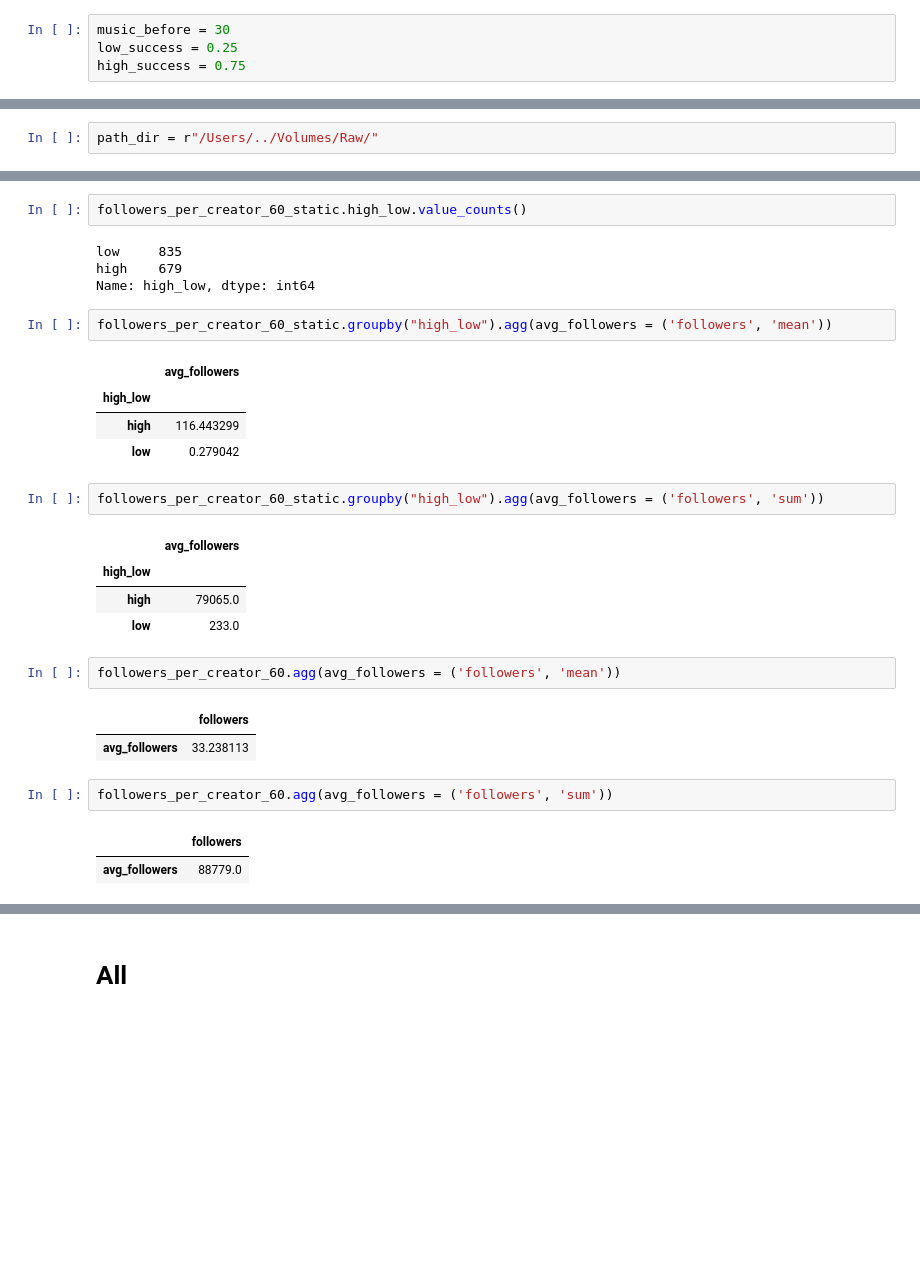
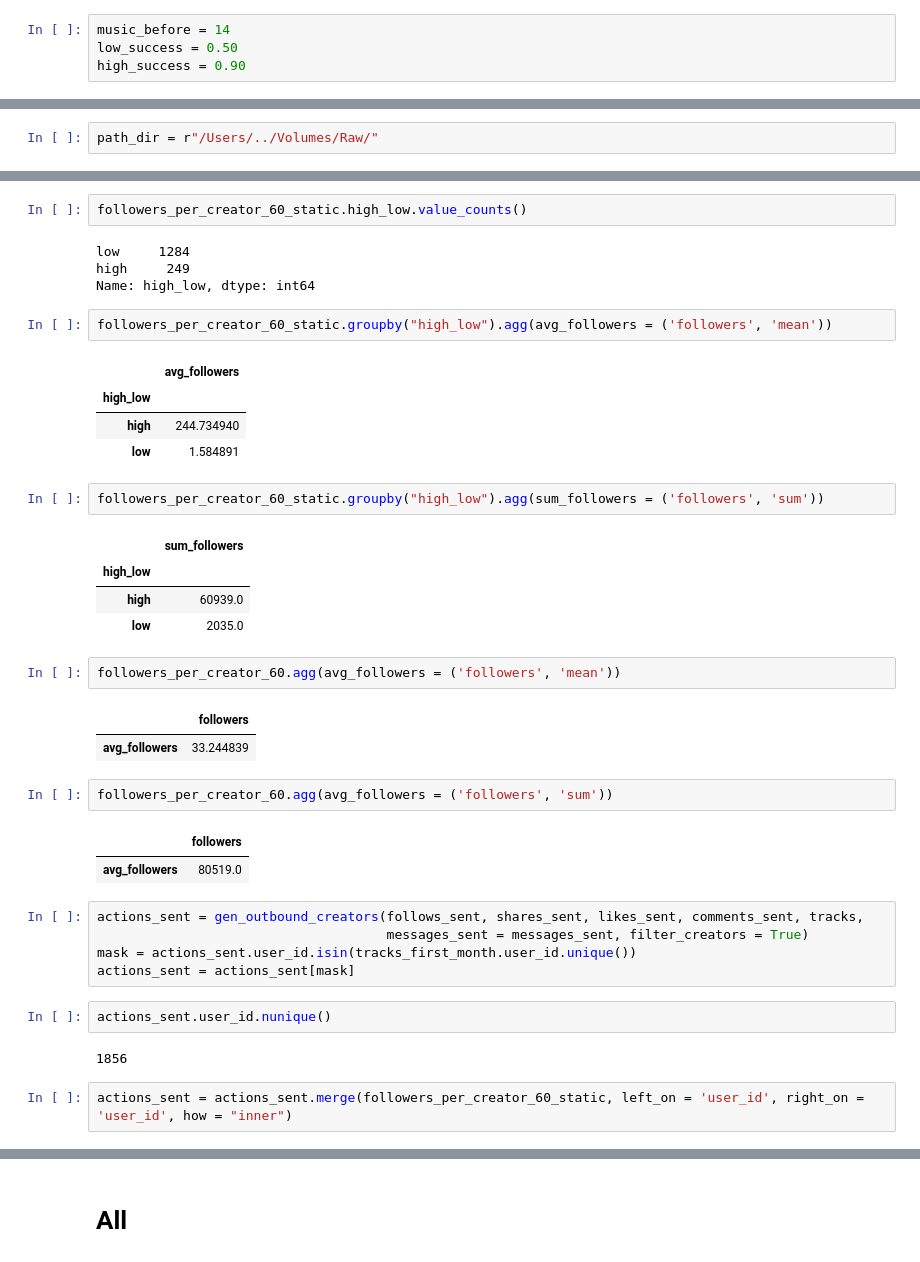
Before and after one commit to caiostat/seeding-bandits, a Jupyter notebook: notebooks/Desc table.ipynb, the cells around one changed output, grey strips where cells are left out. Cells and saved outputs as stored; diff of their text form; blank space fills up the shorter version.

```diff
--- a/notebooks/Desc table.ipynb
+++ b/notebooks/Desc table.ipynb
@@ -3,9 +3,9 @@ import sys
 sys.path.insert(0, '/Users/caiorego/Desktop/BDS/RA/Seeding-Bandits/')
 import numpy as np
 # %%
-music_before = 30
-low_success = 0.25
-high_success = 0.75
+music_before = 14
+low_success = 0.50
+high_success = 0.90
 # %%
 import src.utils
 from src.utils import import_dta, import_tracks_dta, successful_creators_followers,\
@@ -93,30 +93,41 @@ Low influencer boundary: 1.0
 # %%
 followers_per_creator_60_static.high_low.value_counts()
 # %% [output]
-low     835
-high    679
+low     1284
+high     249
 Name: high_low, dtype: int64
 # %%
 followers_per_creator_60_static.groupby("high_low").agg(avg_followers = ('followers', 'mean'))
 # %% [output]
 |  | avg_followers |
 | high_low |  |
-| high | 116.443299 |
-| low | 0.279042 |
+| high | 244.734940 |
+| low | 1.584891 |
 # %%
-followers_per_creator_60_static.groupby("high_low").agg(avg_followers = ('followers', 'sum'))
+followers_per_creator_60_static.groupby("high_low").agg(sum_followers = ('followers', 'sum'))
 # %% [output]
-|  | avg_followers |
+|  | sum_followers |
 | high_low |  |
-| high | 79065.0 |
-| low | 233.0 |
+| high | 60939.0 |
+| low | 2035.0 |
 # %%
 followers_per_creator_60.agg(avg_followers = ('followers', 'mean'))
 # %% [output]
 |  | followers |
-| avg_followers | 33.238113 |
+| avg_followers | 33.244839 |
 # %%
 followers_per_creator_60.agg(avg_followers = ('followers', 'sum'))
 # %% [output]
 |  | followers |
-| avg_followers | 88779.0 |
+| avg_followers | 80519.0 |
+# %%
+actions_sent = gen_outbound_creators(follows_sent, shares_sent, likes_sent, comments_sent, tracks,
+                                     messages_sent = messages_sent, filter_creators = True)
+mask = actions_sent.user_id.isin(tracks_first_month.user_id.unique())
+actions_sent = actions_sent[mask]
+# %%
+actions_sent.user_id.nunique()
+# %% [output]
+1856
+# %%
+actions_sent = actions_sent.merge(followers_per_creator_60_static, left_on = 'user_id', right_on = 'user_id', how = "inner")
```
Also changed, not shown: parts of 22 cells of this notebook, 2 other files.
